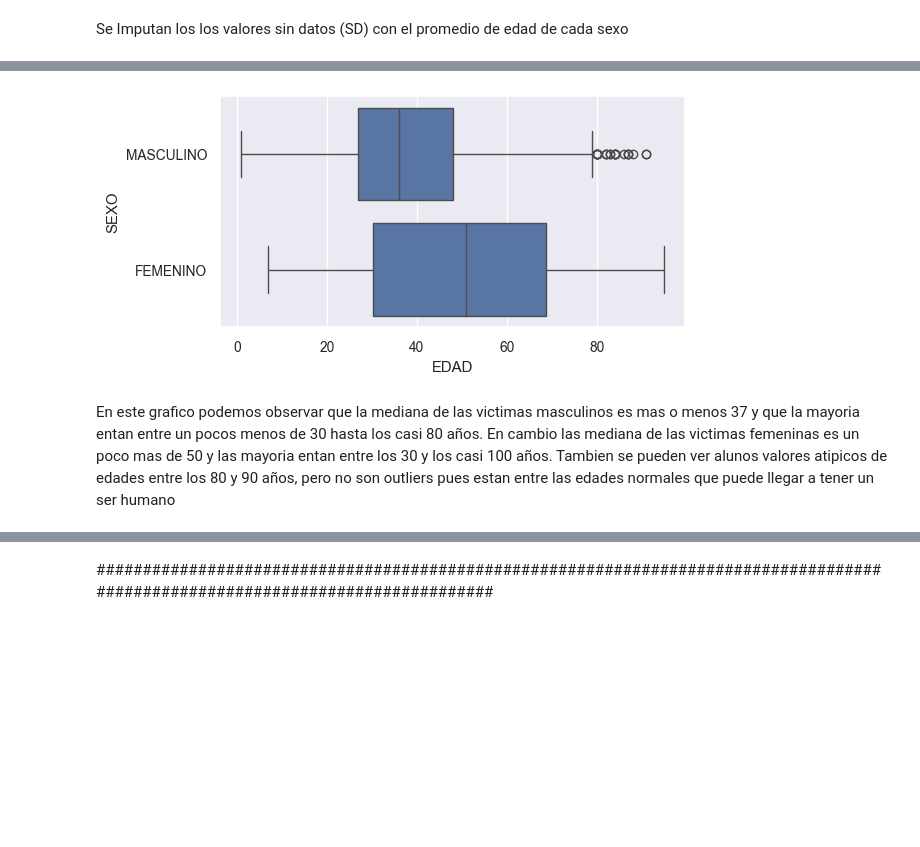
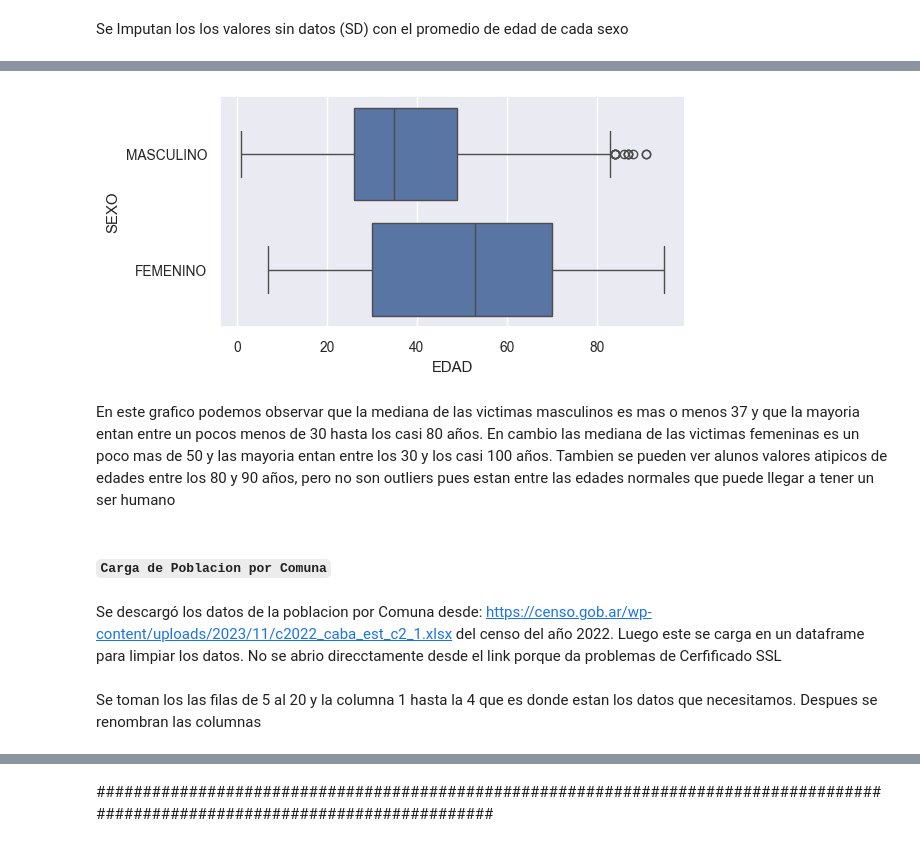
Before and after one commit to nelvinvelazco/henry-PI-SiniestrosViales, a Jupyter notebook: EDA_homicidios.ipynb, the cells around one changed output, grey strips where cells are left out. Cells and saved outputs as stored; diff of their text form; code cells hidden in the pictures; blank space fills up the shorter version.

```diff
--- a/EDA_homicidios.ipynb
+++ b/EDA_homicidios.ipynb
@@ -178,3 +208,6 @@ df_victimas_homicidios.head()
+# %%
+df_victimas_homicidios= df_victimas_homicidios.rename(columns={'ID_hecho': 'Id_hecho'})
+df_victimas_homicidios= df_victimas_homicidios.drop(['FECHA','AAAA', 'MM', 'DD', 'FECHA_FALLECIMIENTO' ], axis=1)
 # %%
 columnas= ['ROL', 'VICTIMA', 'SEXO']
 fig, ax = plt.subplots(nrows= 3, ncols= 1, figsize= (8,10))
@@ -226,5 +254,9 @@ Se Imputan los los valores sin datos (SD) con el promedio de edad de cada sexo
 df_victimas_homicidios.loc[(df_victimas_homicidios['SEXO'] == 'MASCULINO') & (df_victimas_homicidios['EDAD'] == 'SD'),'EDAD'] = Promedio_edad_M
 df_victimas_homicidios.loc[(df_victimas_homicidios['SEXO'] == 'FEMENINO') & (df_victimas_homicidios['EDAD'] == 'SD'),'EDAD'] = Promedio_edad_F
 # %%
-df_victimas_homicidios= df_victimas_homicidios[df_victimas_homicidios['EDAD'] != 'SD']      # Se Omiten los registros con edad sin datos
+#df_victimas_homicidios= df_victimas_homicidios[df_victimas_homicidios['EDAD'] != 'SD']      # Se Omiten los registros con edad sin datos
+# %%
+df_victimas_homicidios.loc[df_victimas_homicidios['ROL'] == 'SD','ROL'] = 'SIN DATO'
+df_victimas_homicidios.loc[df_victimas_homicidios['VICTIMA'] == 'SD','VICTIMA'] = 'SIN DATO'
+df_victimas_homicidios.loc[df_victimas_homicidios['SEXO'] == 'SD','SEXO'] = 'SIN DATO'
 # %%
@@ -246,10 +271,14 @@ df_victimas_homicidios
 # %%
 plt.figure(figsize= (6,3))
-sns.boxplot(data=df_victimas_homicidios, x='EDAD', y='SEXO')
+sns.boxplot(data=df_victimas_homicidios[df_victimas_homicidios['EDAD'] != 'SD'], x='EDAD', y='SEXO')
 plt.show()
 # %% [output]
-[figure, old version]
+[figure, new version]
 # %% [markdown]
 En este grafico podemos observar que la mediana de las victimas masculinos es mas o menos 37 y que la mayoria entan entre un pocos menos de 30 hasta los casi 80 años. En cambio las mediana de las victimas femeninas es un poco mas de 50 y las mayoria entan entre los 30 y los casi 100 años. Tambien se pueden ver alunos valores atipicos de edades entre los 80 y 90 años, pero no son outliers pues estan entre las edades normales que puede llegar a tener un ser humano
 # %%
 #gdf.plot(column='COMUNA', cmap='plasma', ax=ax, zorder=3)
+# %% [markdown]
+#### `Carga de Poblacion por Comuna`
+# %% [markdown]
+Se descargó los datos de la poblacion por Comuna desde: https://censo.gob.ar/wp-content/uploads/2023/11/c2022_caba_est_c2_1.xlsx del censo del año 2022. Luego este se carga en un dataframe para limpiar los datos. No se abrio direcctamente desde el link porque da problemas de Cerfificado SSL
@@ -255,0 +288,2 @@ En este grafico podemos observar que la mediana de las victimas masculinos es ma
+# %% [markdown]
+Se toman los las filas de 5 al 20 y la columna 1 hasta la 4 que es donde estan los datos que necesitamos. Despues se renombran las columnas
```
Also changed, not shown: parts of 30 cells of this notebook, 7 other files.
